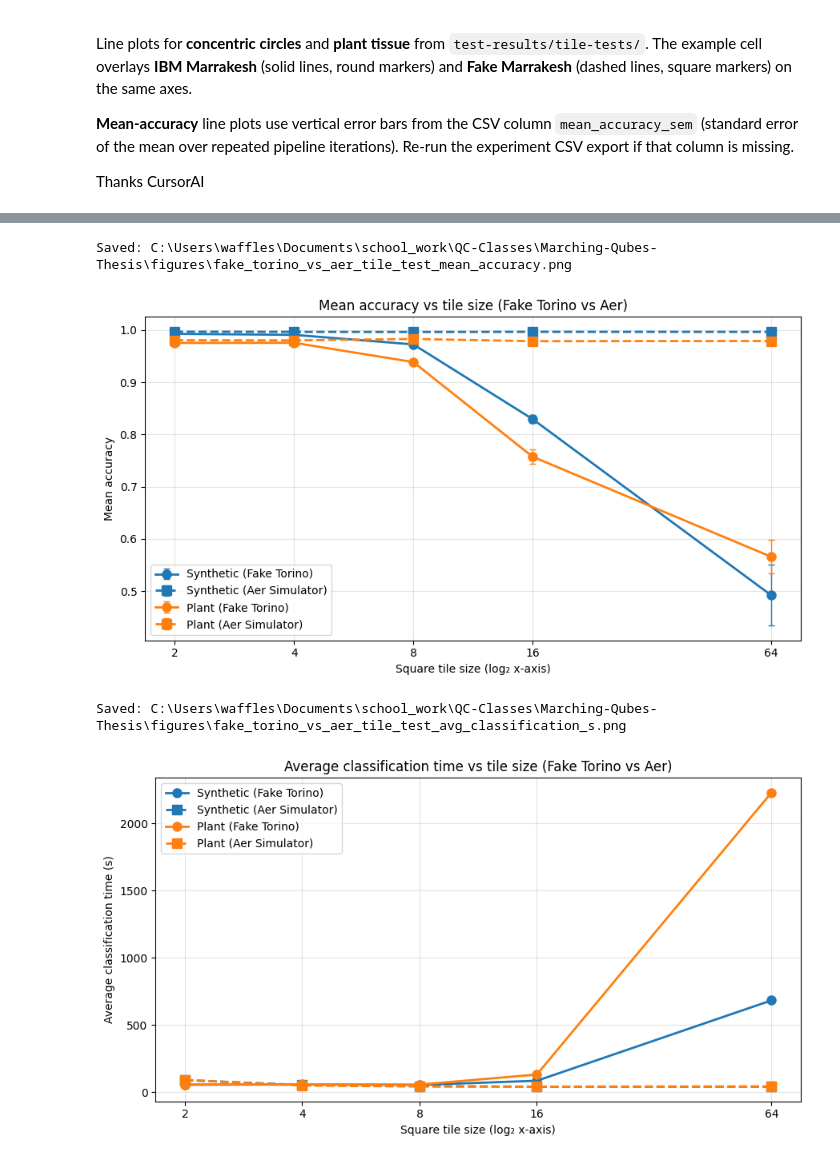
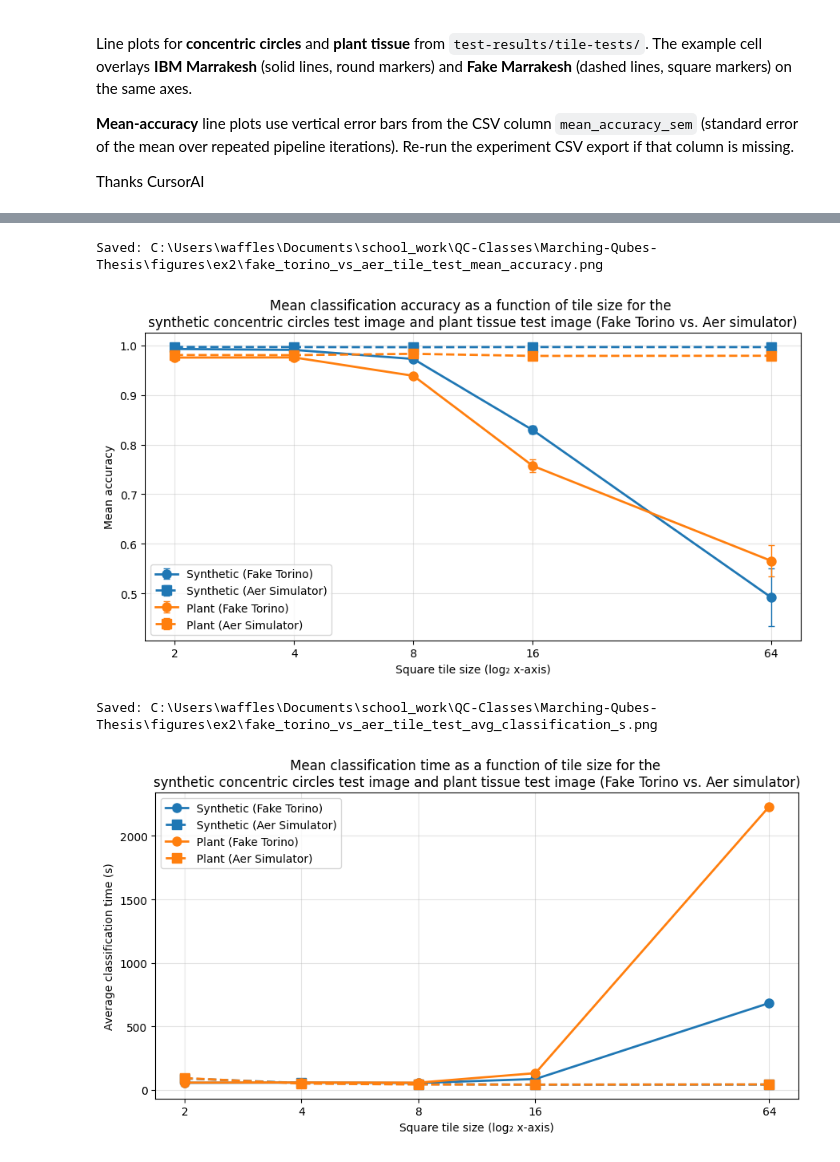
Before and after one commit to Burned357Waffles/Marching-Qubes-Thesis, a Jupyter notebook: exploration_notebooks/results_plot.ipynb, the cells around one changed output, grey strips where cells are left out. Cells and saved outputs as stored; diff of their text form; code cells hidden in the pictures.

```diff
--- a/exploration_notebooks/results_plot.ipynb
+++ b/exploration_notebooks/results_plot.ipynb
@@ -609,40 +625,51 @@ Saved: C:\Users\waffles\Documents\school_work\QC-Classes\Marching-Qubes-Thesis\f
 # %%
 COLORS = ("#1f77b4", "#ff7f0e")
+EX2_TILE_DIR = "../test-results/tile-tests"
+ex2_plot_dir = plot_dir / "ex2"
+ex2_plot_dir.mkdir(parents=True, exist_ok=True)
 
-circle_torino = _load_tile_test_csv("../circle_64x64_method_1_iso_0_torino_sc12_results.csv")
-plant_torino = _load_tile_test_csv("../plant_2_64x64_method_1_iso-0.5_torino_sc12_results.csv")
-circle_aer = _load_tile_test_csv("../circle_64x64_method_1_iso_0_aer_sc12_results.csv")
-plant_aer = _load_tile_test_csv("../plant_2_64x64_method_1_iso-0.5_aer_sc12_results.csv")
+circle_torino = _load_tile_test_csv(
+    f"{EX2_TILE_DIR}/torino/circle_64x64_method_1_iso_0_torino_sc12_results.csv"
+)
+plant_torino = _load_tile_test_csv(
+    f"{EX2_TILE_DIR}/torino/plant_2_64x64_method_1_iso-0.5_torino_sc12_results.csv"
+)
+circle_aer = _load_tile_test_csv(
+    f"{EX2_TILE_DIR}/aer/circle_64x64_method_1_iso_0_aer_sc12_results.csv"
+)
+plant_aer = _load_tile_test_csv(
+    f"{EX2_TILE_DIR}/aer/plant_2_64x64_method_1_iso-0.5_aer_sc12_results.csv"
+)
 
 _acc_series = [
     (circle_torino, "Synthetic (Fake Torino)", COLORS[0], "-"),
     (circle_aer, "Synthetic (Aer Simulator)", COLORS[0], "--"),
     (plant_torino, "Plant (Fake Torino)", COLORS[1], "-"),
     (plant_aer, "Plant (Aer Simulator)", COLORS[1], "--")
 ]
 
 fig_acc, _ = plot_mean_accuracy_multi(
     _acc_series,
-    title="Mean accuracy vs tile size (Fake Torino vs Aer)",
+    title=f"{TITLE_TILE_ACC} for the \n{TITLE_SYNTHETIC} and {TITLE_PLANT} ({TITLE_EX2_BACKENDS})",
 )
-acc_path = plot_dir / "fake_torino_vs_aer_tile_test_mean_accuracy.png"
+acc_path = ex2_plot_dir / "fake_torino_vs_aer_tile_test_mean_accuracy.png"
 fig_acc.savefig(acc_path, dpi=300, bbox_inches="tight")
 print(f"Saved: {acc_path.resolve()}")
 plt.show()
 
 fig_time, _ = plot_avg_classification_s_multi(
     _acc_series,
-    title="Average classification time vs tile size (Fake Torino vs Aer)",
+    title=f"{TITLE_TILE_TIME} for the \n{TITLE_SYNTHETIC} and {TITLE_PLANT} ({TITLE_EX2_BACKENDS})",
 )
-time_path = plot_dir / "fake_torino_vs_aer_tile_test_avg_classification_s.png"
+time_path = ex2_plot_dir / "fake_torino_vs_aer_tile_test_avg_classification_s.png"
 fig_time.savefig(time_path, dpi=300, bbox_inches="tight")
 print(f"Saved: {time_path.resolve()}")
 plt.show()
 # %% [output]
-Saved: C:\Users\waffles\Documents\school_work\QC-Classes\Marching-Qubes-Thesis\figures\fake_torino_vs_aer_tile_test_mean_accuracy.png
+Saved: C:\Users\waffles\Documents\school_work\QC-Classes\Marching-Qubes-Thesis\figures\ex2\fake_torino_vs_aer_tile_test_mean_accuracy.png
-[figure, old version]
+[figure, new version]
-Saved: C:\Users\waffles\Documents\school_work\QC-Classes\Marching-Qubes-Thesis\figures\fake_torino_vs_aer_tile_test_avg_classification_s.png
+Saved: C:\Users\waffles\Documents\school_work\QC-Classes\Marching-Qubes-Thesis\figures\ex2\fake_torino_vs_aer_tile_test_avg_classification_s.png
-[figure, old version]
+[figure, new version]
 # %%
 # ex3 tile test: IBM Marrakesh, Miami, and Boston (solid) vs matching fakes (dashed)
 # Synthetic and plant each get their own accuracy + classification-time figure.
```
Also changed, not shown: parts of 6 cells of this notebook, 35 other files.
